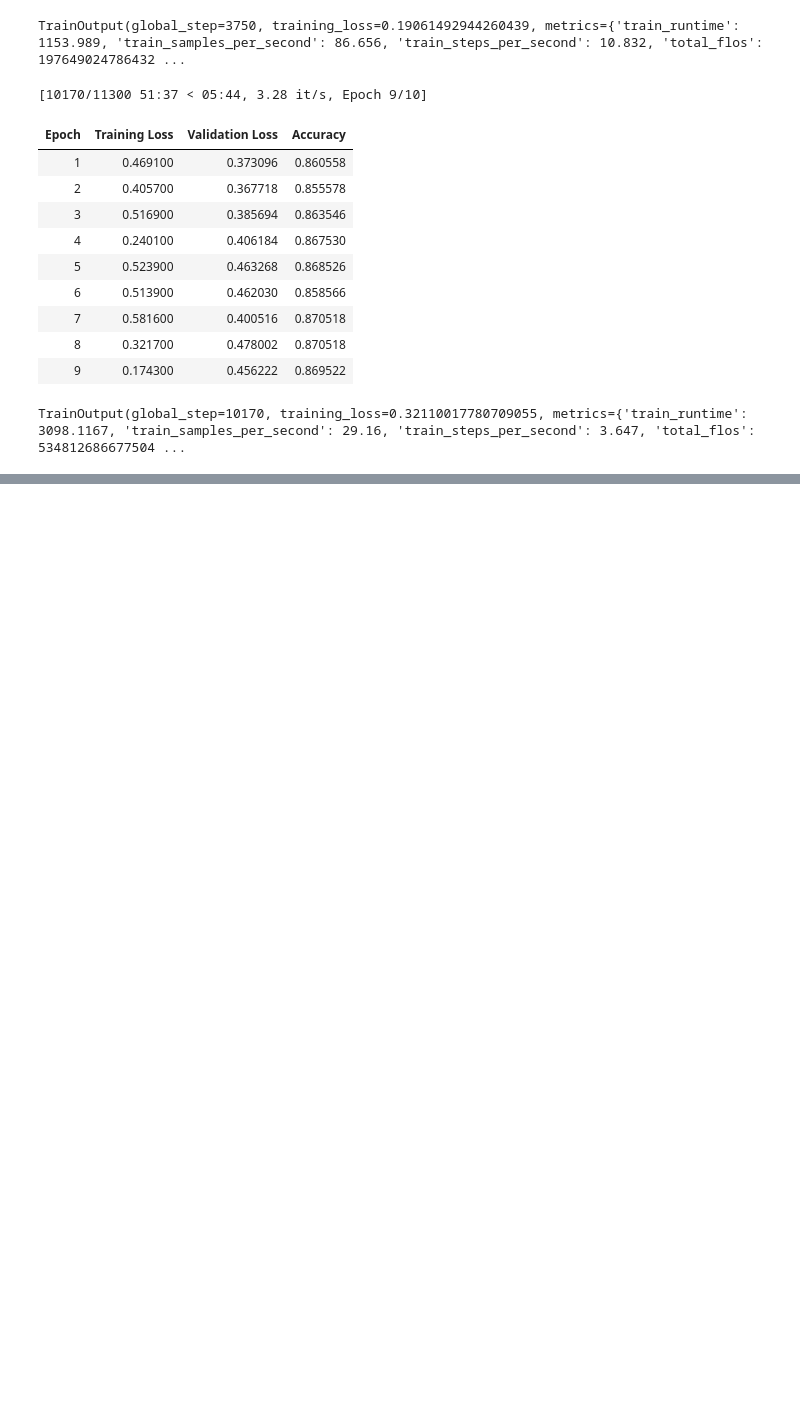
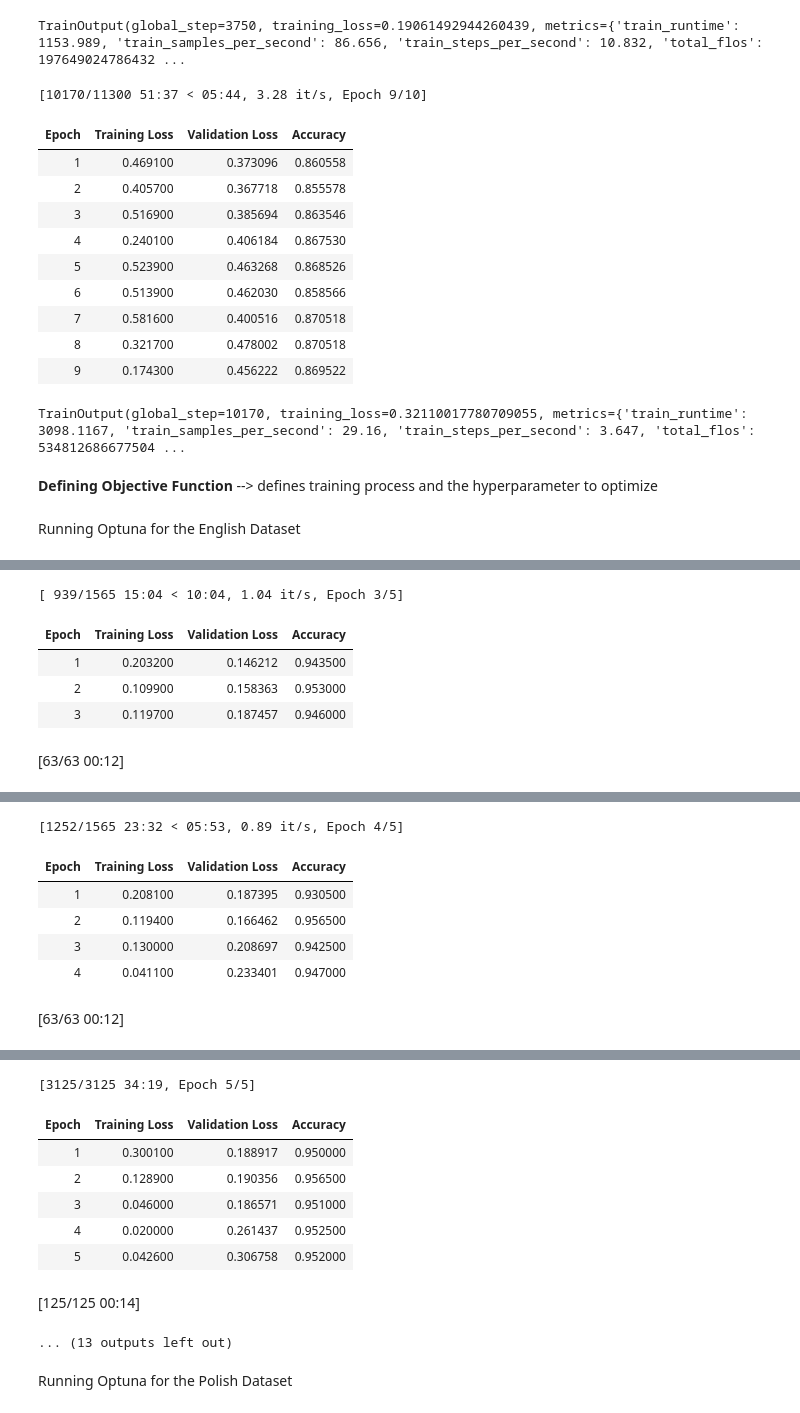
Before and after one commit to EmiliaFidler/Intro_to_Comp_Ling_WS24, a Jupyter notebook: final_project_comp_ling.ipynb, the cells around one changed output, grey strips where cells are left out. Drawn from its saved outputs; the diff is of its cells as text; code cells hidden in the pictures; blank space fills up the shorter version.

```diff
--- a/final_project_comp_ling.ipynb
+++ b/final_project_comp_ling.ipynb
@@ -303,3 +303,6 @@ trainer_pl.train()
 | 8 | 0.321700 | 0.478002 | 0.870518 |
 | 9 | 0.174300 | 0.456222 | 0.869522 |
 TrainOutput(global_step=10170, training_loss=0.32110017780709055, metrics={'train_runtime': 3098.1167, 'train_samples_per_second': 29.16, 'train_steps_per_second': 3.647, 'total_flos': 534812686677504 ...
+# %% [markdown]
+**Defining Objective Function**
+--> defines training process and the hyperparameter to optimize
@@ -305,0 +355,15 @@ TrainOutput(global_step=10170, training_loss=0.32110017780709055, metrics={'trai
+# %% [markdown]
+Running Optuna for the English Dataset
+# %%
+# Tokenized English datasets
+tokenized_train = small_train_en
+tokenized_val = small_val_en
+
+# Run Optuna optimization
+study_en = optuna.create_study(direction="maximize")  # Maximize validation accuracy
+study_en.optimize(objective, n_trials=10)  # Number of trials to run
+
+# Print the best hyperparameters for English
+print("Best hyperparameters for English:")
+print(study_en.best_params)
+# %% [output]
@@ -305,0 +371,6 @@ TrainOutput(global_step=10170, training_loss=0.32110017780709055, metrics={'trai
+[ 939/1565 15:04 < 10:04, 1.04 it/s, Epoch 3/5]
+| Epoch | Training Loss | Validation Loss | Accuracy |
+| 1 | 0.203200 | 0.146212 | 0.943500 |
+| 2 | 0.109900 | 0.158363 | 0.953000 |
+| 3 | 0.119700 | 0.187457 | 0.946000 |
+[63/63 00:12]
@@ -305,0 +378,7 @@ TrainOutput(global_step=10170, training_loss=0.32110017780709055, metrics={'trai
+[1252/1565 23:32 < 05:53, 0.89 it/s, Epoch 4/5]
+| Epoch | Training Loss | Validation Loss | Accuracy |
+| 1 | 0.208100 | 0.187395 | 0.930500 |
+| 2 | 0.119400 | 0.166462 | 0.956500 |
+| 3 | 0.130000 | 0.208697 | 0.942500 |
+| 4 | 0.041100 | 0.233401 | 0.947000 |
+[63/63 00:12]
@@ -305,0 +386,11 @@ TrainOutput(global_step=10170, training_loss=0.32110017780709055, metrics={'trai
+[3125/3125 34:19, Epoch 5/5]
+| Epoch | Training Loss | Validation Loss | Accuracy |
+| 1 | 0.300100 | 0.188917 | 0.950000 |
+| 2 | 0.128900 | 0.190356 | 0.956500 |
+| 3 | 0.046000 | 0.186571 | 0.951000 |
+| 4 | 0.020000 | 0.261437 | 0.952500 |
+| 5 | 0.042600 | 0.306758 | 0.952000 |
+[125/125 00:14]
+... (13 outputs left out)
+# %% [markdown]
+Running Optuna for the Polish Dataset
```
Also changed, not shown: parts of 5 cells of this notebook.
